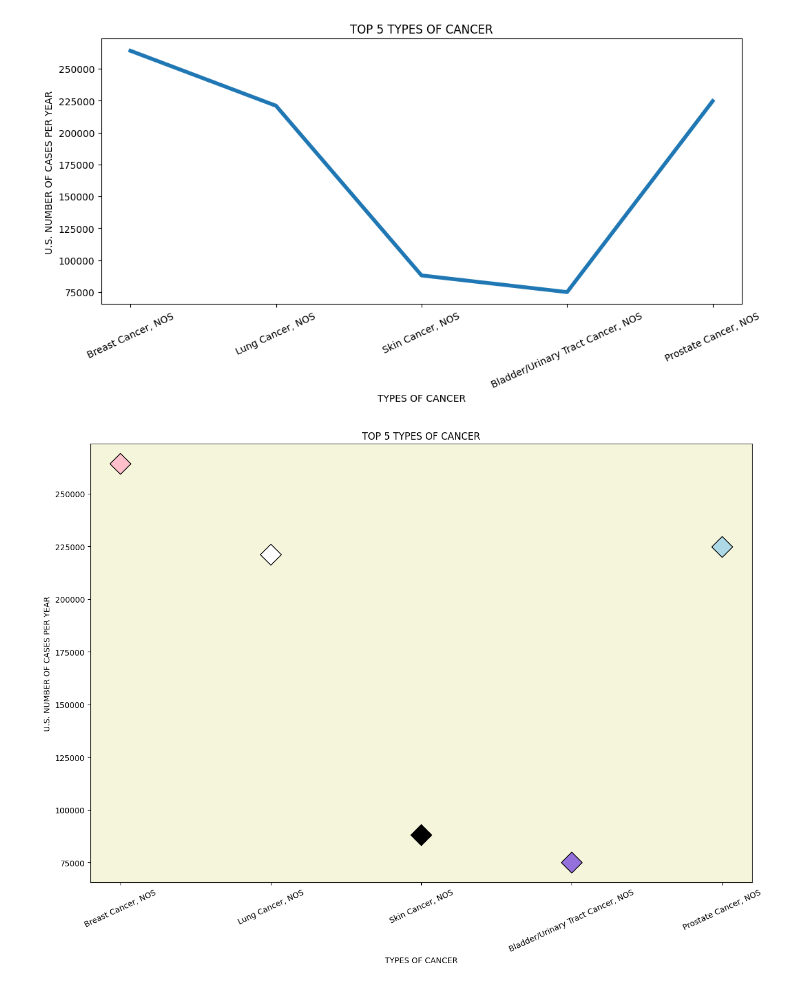
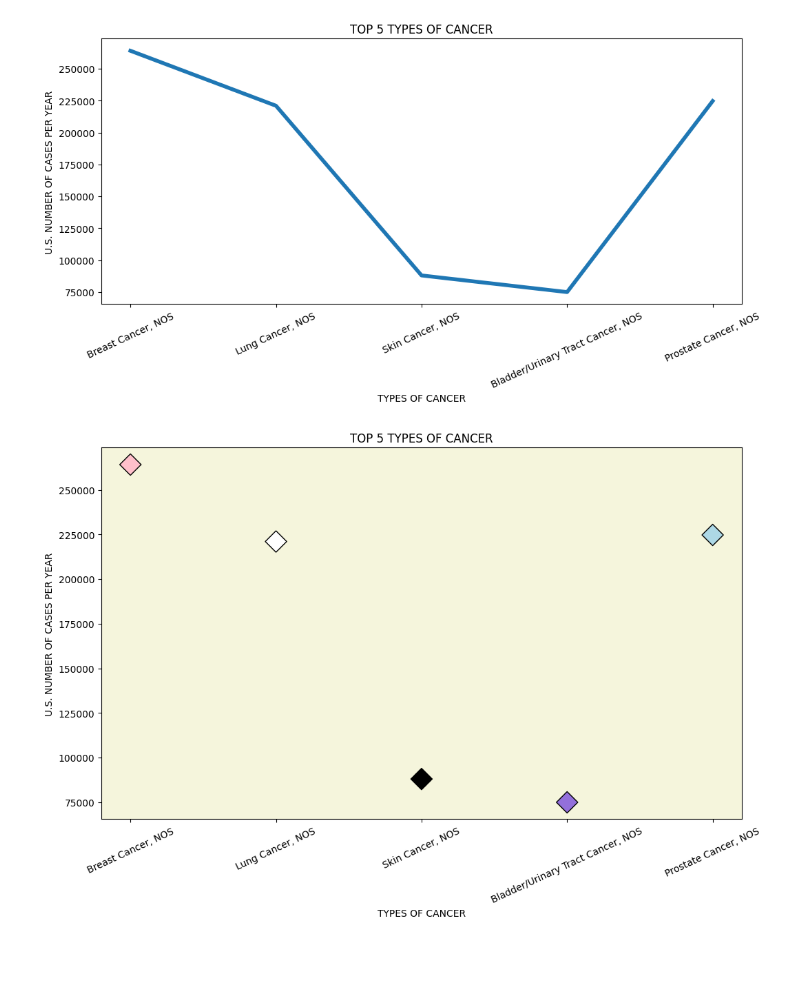
Before and after one commit to blwishom/etav_project, a Jupyter notebook: etav.ipynb, the cells around one changed output. Cells and saved outputs as stored; diff of their text form; code cells hidden in the pictures; blank space fills up the shorter version.

Commit message:
styled more graphs

```diff
--- a/etav.ipynb
+++ b/etav.ipynb
@@ -243,20 +243,20 @@ Text(0, 0.5, 'U.S. NUMBER OF CASES PER YEAR')
 # %%
 x = usCases_mainType['mainType'][:10].dropna()
 y = grouped['uscsCasesPerYear'][:5].astype(int)
 figure = plt.figure()
 axes = plt.axes()
-markerSize= 350
+markerSize= 250
 
 plt.scatter(x, y, color=('pink', 'white', 'black', 'mediumpurple', 'lightblue'), edgecolor='black', marker='D', s=markerSize)
 plt.title('TOP 5 TYPES OF CANCER')
 axes.set_facecolor('beige')
 
 plt.xlabel('TYPES OF CANCER')
 plt.ylabel('U.S. NUMBER OF CASES PER YEAR')
 
 plt.xticks(rotation = 25)
 
-figure.set_figwidth(15)
-figure.set_figheight(10)
+figure.set_figwidth(12)
+figure.set_figheight(7)
 # %% [output]
-[figure, old version]
+[figure, new version]
```
